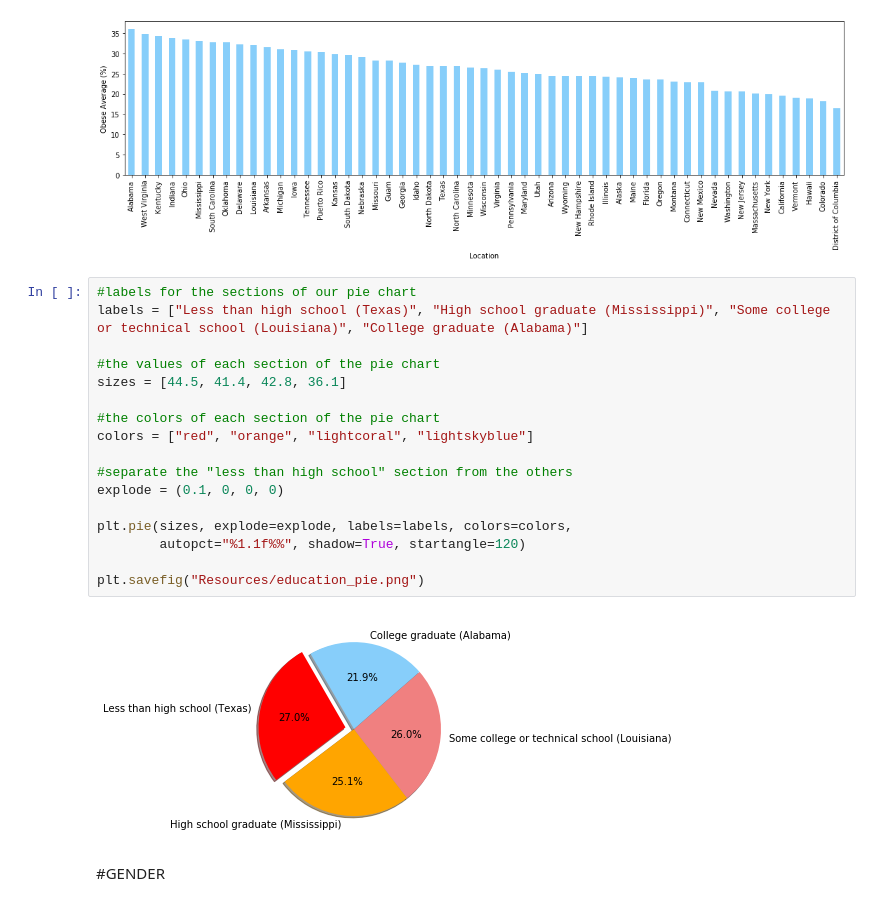
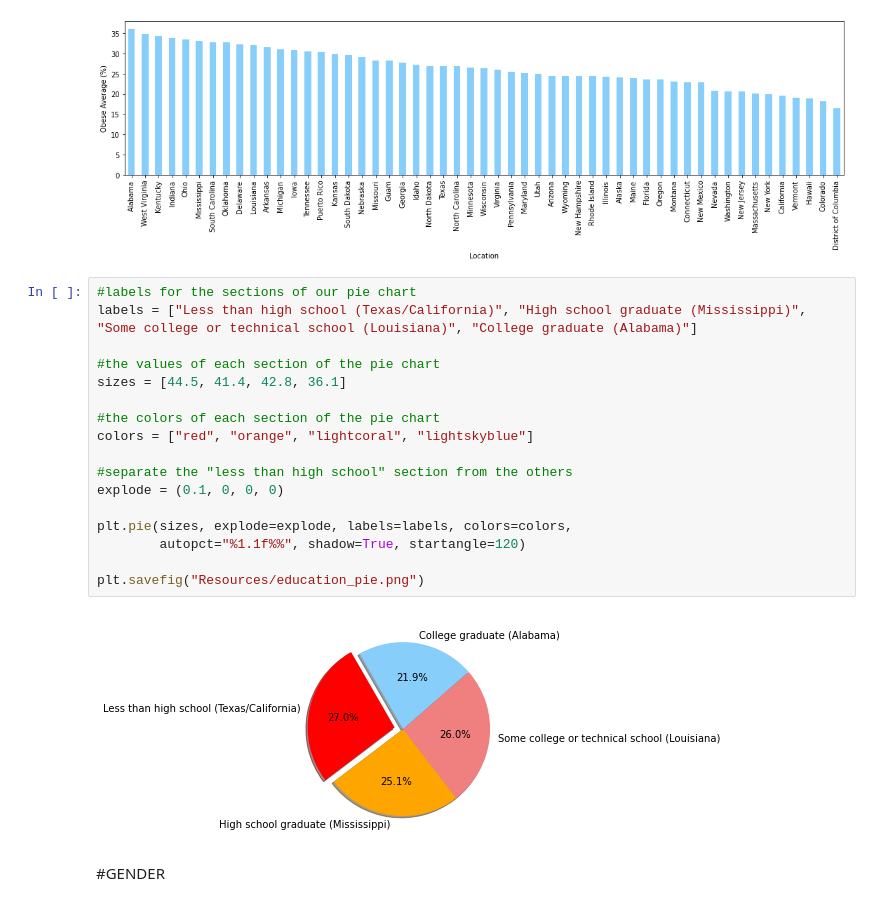
Before and after one commit to latoyawenzinger/Project_1_Healthcare, a Jupyter notebook: Obesity in Locations.ipynb, the cells around one changed output. Cells and saved outputs as stored; diff of their text form.

Commit message:
udated pie chart

```diff
--- a/Obesity in Locations.ipynb
+++ b/Obesity in Locations.ipynb
@@ -354,23 +348,23 @@ plt.show()
 [figure]
 # %%
 #labels for the sections of our pie chart
-labels = ["Less than high school (Texas)", "High school graduate (Mississippi)", "Some college or technical school (Louisiana)", "College graduate (Alabama)"]
+labels = ["Less than high school (Texas/California)", "High school graduate (Mississippi)", "Some college or technical school (Louisiana)", "College graduate (Alabama)"]
 
 #the values of each section of the pie chart
 sizes = [44.5, 41.4, 42.8, 36.1]
 
 #the colors of each section of the pie chart
 colors = ["red", "orange", "lightcoral", "lightskyblue"]
 
 #separate the "less than high school" section from the others
 explode = (0.1, 0, 0, 0)
 
 plt.pie(sizes, explode=explode, labels=labels, colors=colors,
         autopct="%1.1f%%", shadow=True, startangle=120)
 
 plt.savefig("Resources/education_pie.png")
 # %% [output]
-[figure, old version]
+[figure, new version]
 # %% [markdown]
 #GENDER
 # %%
```
Also changed, not shown: parts of 1 cell of this notebook, 6 other files.
